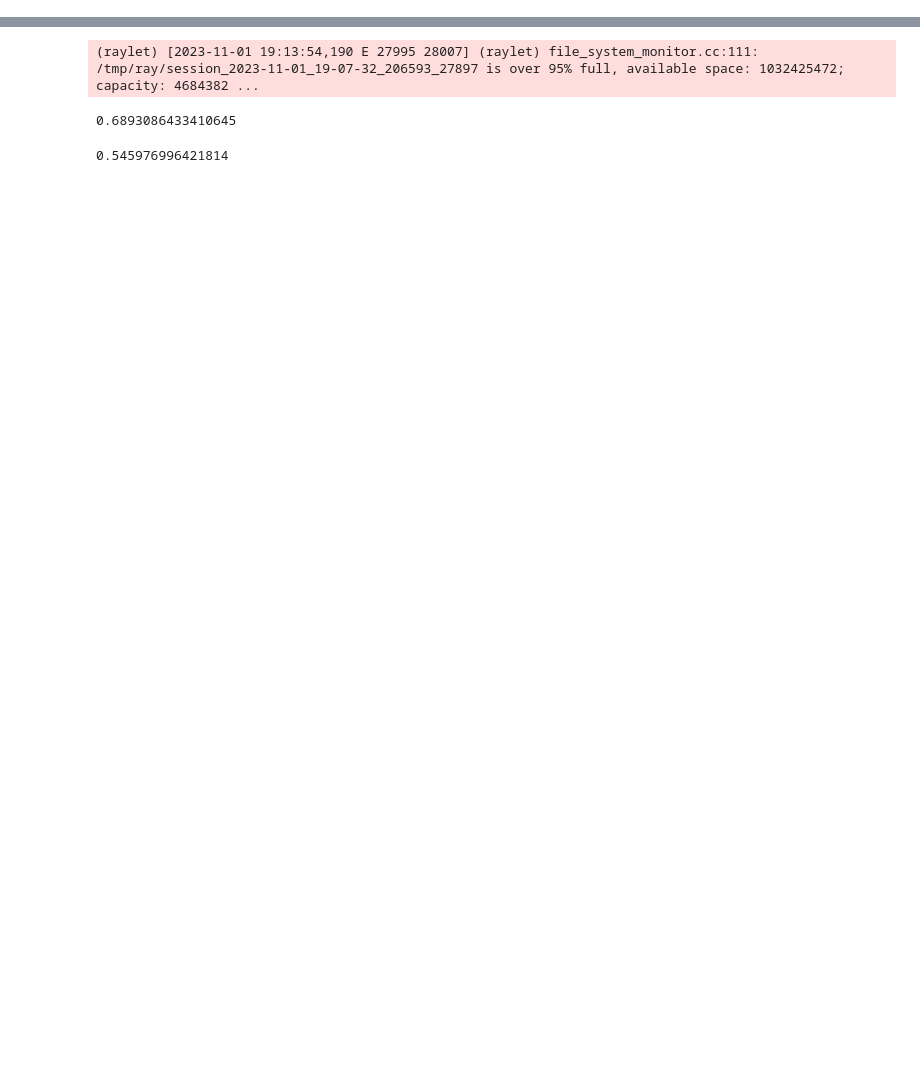
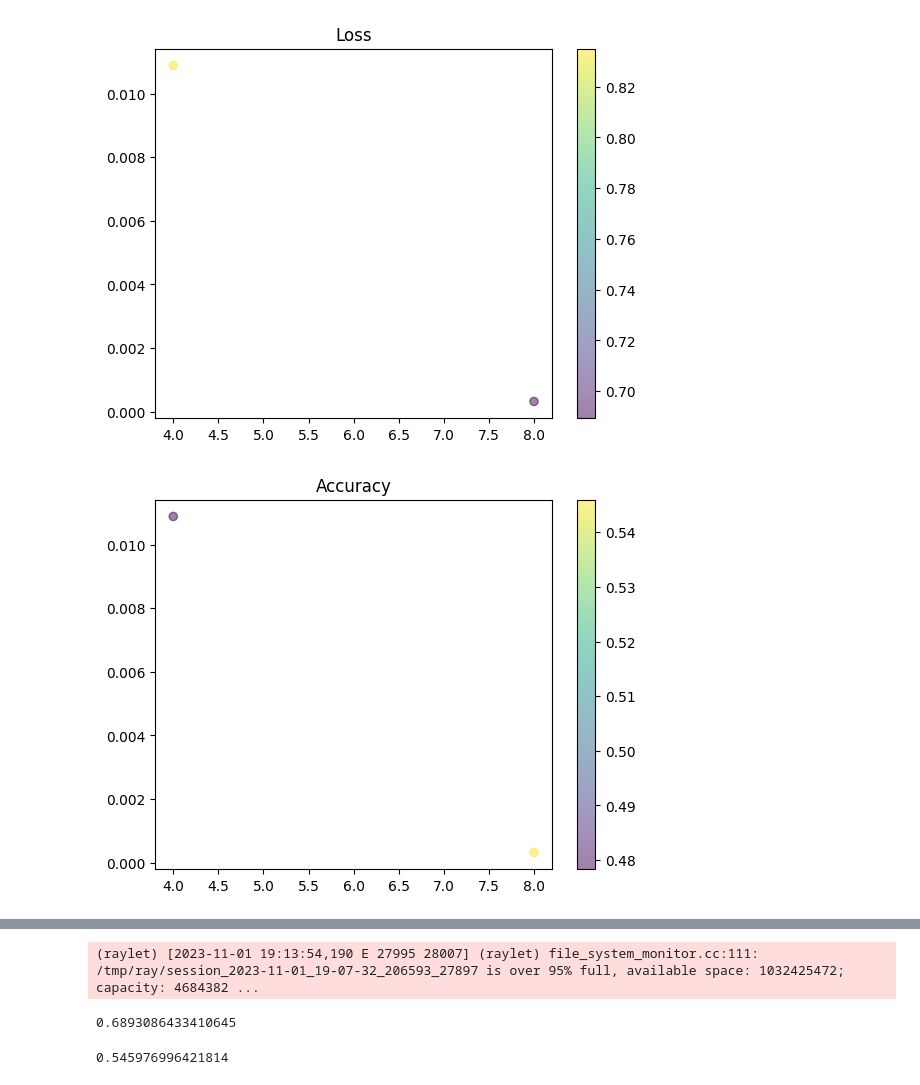
Before and after one commit to europeana/rd-watermark-detection, a Jupyter notebook: notebooks/hyperparameter_tuning.ipynb, the cells around one changed output, grey strips where cells are left out. Drawn from its saved outputs; the diff is of its cells as text; code cells hidden in the pictures; blank space fills up the shorter version.

Commit message:
added scattered plots to hyperparameter tuning script

```diff
--- a/notebooks/hyperparameter_tuning.ipynb
+++ b/notebooks/hyperparameter_tuning.ipynb
@@ -274,0 +280,29 @@ df
+# %%
+import matplotlib.pyplot as plt
+import numpy as np
+
+# read csv file
+
+# add axis legend
+
+# repeat for loss and accuracy
+
+x = df['config/train_loop_config/batch_size'].values
+y = df['config/train_loop_config/lr'].values
+
+fig, ax = plt.subplots()
+z = df['ptl/val_loss'].values
+sc = ax.scatter(x, y, c=z, alpha=0.5)
+fig.colorbar(sc)
+ax.set_title('Loss')
+plt.show()
+
+fig, ax = plt.subplots()
+z = df['ptl/val_accuracy'].values
+sc = plt.scatter(x, y, c=z, alpha=0.5)
+fig.colorbar(sc)
+ax.set_title('Accuracy')
+plt.show()
+# %% [output]
+[figure, added]
+[figure, added]
```
Also changed, not shown: parts of 3 cells of this notebook, 5 other files.
